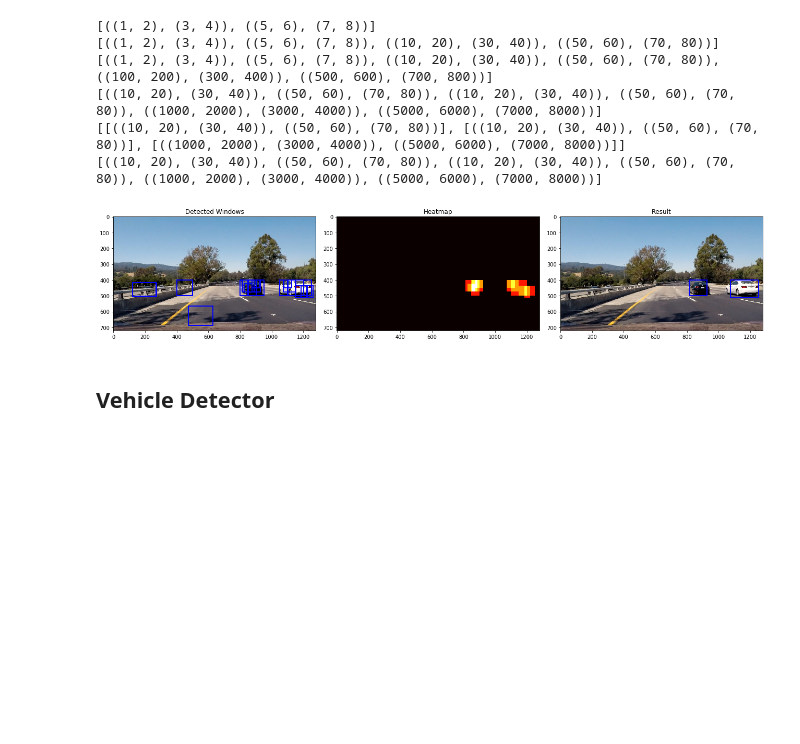
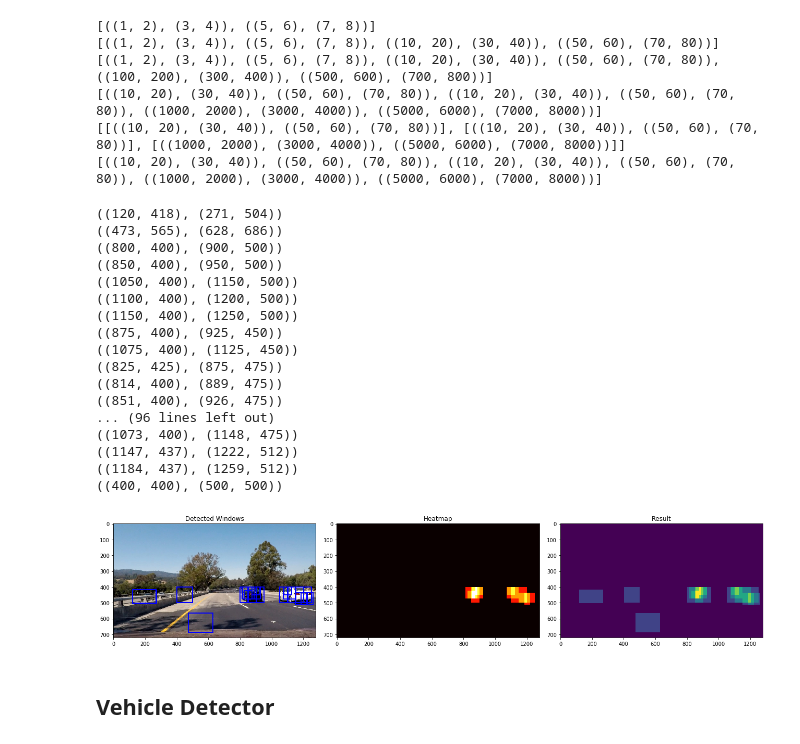
Before and after one commit to Maesla/Vehicle-Detection, a Jupyter notebook: vehicle_detection.ipynb, the cells around one changed output. Drawn from its saved outputs; the diff is of its cells as text; code cells hidden in the pictures; blank space fills up the shorter version.

```diff
--- a/vehicle_detection.ipynb
+++ b/vehicle_detection.ipynb
@@ -332,8 +332,8 @@ class Window_Creator:
             self.concatenate(windows, aux)
 
 
-        test_window = ((807, 380),(950, 525))
-        windows.append(test_window)
+        #test_window = ((807, 380),(950, 525))
+        #windows.append(test_window)
 
         return windows
 
@@ -483,17 +485,10 @@ class HeatMap():
         self.threshold = 1
         self.max_feed = 1
         self.heatmap = np.zeros(self.size).astype(np.float)
-        self.feed_count = 0
-
         self.queue = FixedListQueue(self.max_feed)
         pass
 
-    def reset(self):
-        self.feed_count = 0
-        self.heatmap = np.zeros(self.size).astype(np.float)
-
     def feed(self, boxes):
-        self.feed_count += 1
         self.queue.enqueue(boxes)
         cached_boxes = self.queue.full_list
 
@@ -521,7 +516,7 @@ class HeatMap():
         #print(self.heatmap.shape)
         # Iterate through list of bboxes
         for box in boxes:
-            #print(box)
+            print(box)
             # Add += 1 for all pixels inside each bbox
             # Assuming each "box" takes the form ((x1, y1), (x2, y2))
             self.heatmap[box[0][1]:box[1][1], box[0][0]:box[1][0]] += 1
@@ -573,35 +568,55 @@ boxes.append(((400, 400), (500, 500)))
 heatmap.add_heat(boxes)
 heatmap.apply_threshold(1)
 heatmap_img = heatmap.get_heatmap_img()
 labels = heatmap.get_labels(heatmap_img)
 
 boxes_for_vehicles = heatmap.get_boxes_from_labels(labels)
 
 windows_positive_image = window_creator.draw_boxes(test_image, boxes)
 windows_positive_image_with_heat = window_creator.draw_boxes(test_image, boxes_for_vehicles)
 
+heatmap.queue.max_size = 3
 heatmap.feed(boxes)
 heatmap.feed(boxes)
 heatmap.feed(boxes)
 
 windows_positive_image_with_heat2 = window_creator.draw_boxes(test_image, heatmap.boxes)
 
 
 
 fig = plt.figure(figsize=(18,6))
 plt.subplot(131)
 plt.imshow(windows_positive_image)
 plt.title('Detected Windows')
 plt.subplot(132)
 plt.imshow(heatmap_img, cmap='hot')
 plt.title('Heatmap')
 plt.subplot(133)
-plt.imshow(windows_positive_image_with_heat2)
+plt.imshow(heatmap.heatmap_img)
+
+#plt.imshow(windows_positive_image_with_heat)
 plt.title('Result')
 fig.tight_layout()
 #boxes.append((),())
 # %% [output]
+((120, 418), (271, 504))
+((473, 565), (628, 686))
+((800, 400), (900, 500))
+((850, 400), (950, 500))
+((1050, 400), (1150, 500))
+((1100, 400), (1200, 500))
+((1150, 400), (1250, 500))
+((875, 400), (925, 450))
+((1075, 400), (1125, 450))
+((825, 425), (875, 475))
+((814, 400), (889, 475))
+((851, 400), (926, 475))
+... (96 lines left out)
+((1073, 400), (1148, 475))
+((1147, 437), (1222, 512))
+((1184, 437), (1259, 512))
+((400, 400), (500, 500))
-[figure, old version]
+[figure, new version]
 # %% [markdown]
 ## Vehicle Detector
 # %%
```
Also changed, not shown: parts of 5 cells of this notebook.
